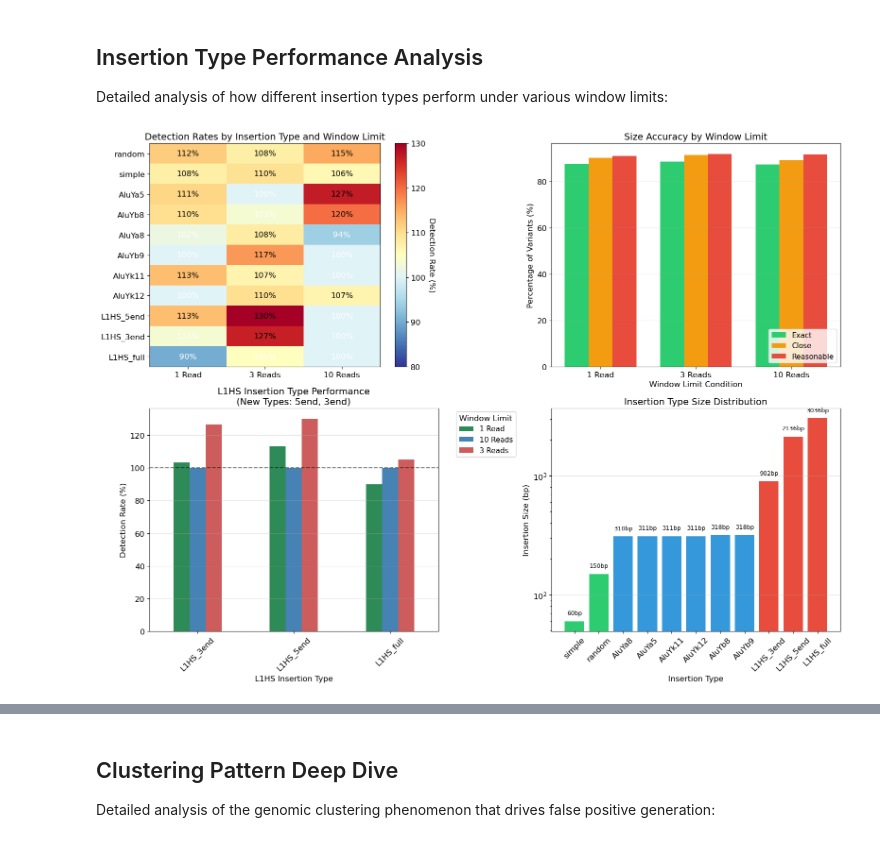
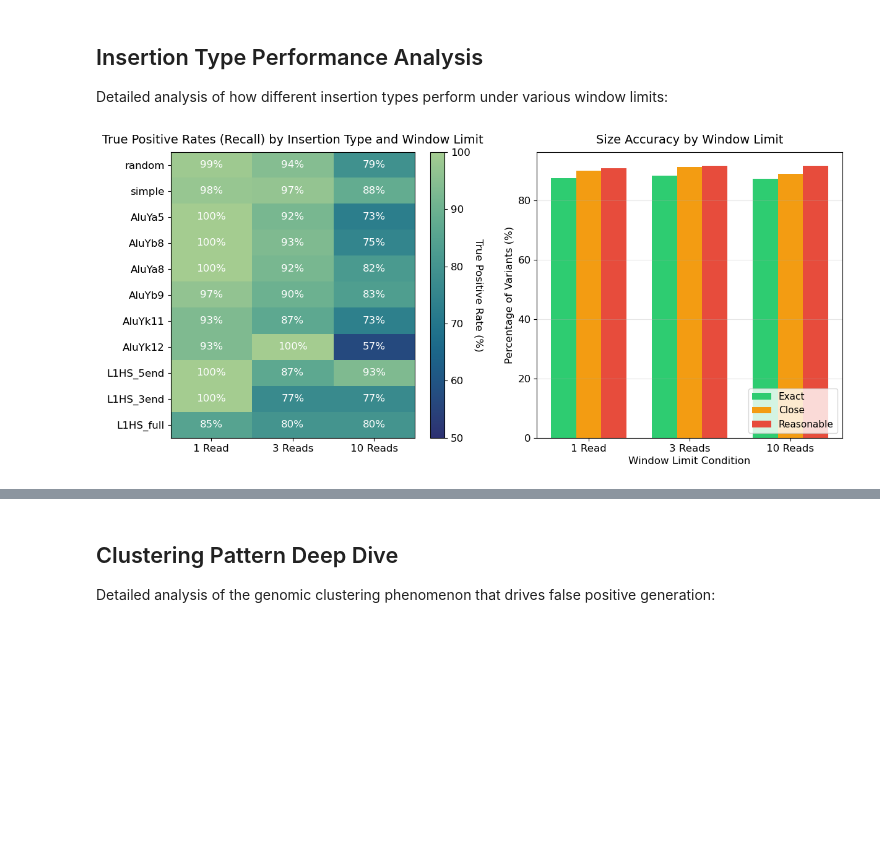
Before and after one commit to stacy-l/nova, a Jupyter notebook: notebooks/window_limit_experiment_analysis.ipynb, the cells around one changed output, grey strips where cells are left out. Saved outputs shown, nothing was run; the diff lists cells and outputs as text; code cells hidden in the pictures; blank space fills up the shorter version.

```diff
--- a/notebooks/window_limit_experiment_analysis.ipynb
+++ b/notebooks/window_limit_experiment_analysis.ipynb
@@ -358,18 +428,16 @@ read_comp_df = pd.DataFrame(read_composition)
 fig, ((ax1, ax2), (ax3, ax4)) = plt.subplots(2, 2, figsize=(16, 12))
 
 # Plot 1: Single nova call rates
-bars1 = ax1.bar(read_comp_df['Condition'], read_comp_df['Single Nova %'],
-                color=[COLORS['1_read'], COLORS['3_reads'], COLORS['10_reads']])
+sns.barplot(data=read_comp_df, x='Condition', y='Single Nova %', ax=ax1,
+            palette=[COLORS['1_read'], COLORS['3_reads'], COLORS['10_reads']])
 ax1.set_title('Single Nova-Only Call Rates')
 ax1.set_ylabel('Percentage of Single Nova Calls (%)')
 ax1.grid(axis='y', alpha=0.3)
-ax1.set_ylim(80, 95)
+ax1.set_ylim(0, 100)
 
-# Add value labels
-for bar in bars1:
-    height = bar.get_height()
-    ax1.text(bar.get_x() + bar.get_width()/2., height + 0.2,
-             f'{height:.1f}%', ha='center', va='bottom')
+# Add value labels to bars
+for i, v in enumerate(read_comp_df['Single Nova %']):
+    ax1.text(i, v, f'{v:.1f}%', ha='center', va='bottom', weight='bold')
 
 # Plot 2: Support read distributions (violin plot)
 support_data = []
@@ -393,7 +461,6 @@ sns.violinplot(data=support_df, x='Condition', y='Support Reads', ax=ax2,
 ax2.set_title('Support Read Distributions')
 ax2.set_ylabel('Number of Supporting Reads')
 ax2.grid(axis='y', alpha=0.3)
-ax2.set_yscale('log')
 
 # Plot 3: Nova fraction distributions
 nova_frac_data = []
@@ -463,10 +530,10 @@ for insertion_type in insertion_types:
     for condition in conditions:
         if condition in variant_data:
             vdata = variant_data[condition]
-            type_data = detection_df[(detection_df['Condition'] == condition.replace('_', ' ').title()) &
-                                   (detection_df['Insertion Type'] == insertion_type)]
+            type_data = tp_df[(tp_df['Condition'] == condition.replace('_', ' ').title()) &
+                                   (tp_df['Insertion Type'] == insertion_type)]
             if not type_data.empty:
-                row.append(type_data['Detection Rate'].iloc[0])
+                row.append(type_data['True Positive Rate'].iloc[0])
             else:
                 row.append(0)
         else:
@@ -476,11 +543,11 @@ for insertion_type in insertion_types:
 detection_matrix = np.array(detection_matrix)
 
 # Create comprehensive insertion type analysis
-fig, ((ax1, ax2), (ax3, ax4)) = plt.subplots(2, 2, figsize=(16, 12))
+fig, (ax1, ax2) = plt.subplots(1, 2, figsize=(14, 6))
 
-# Plot 1: Detection rate heatmap
-im = ax1.imshow(detection_matrix, cmap='RdYlBu_r', aspect='auto', vmin=80, vmax=130)
-ax1.set_title('Detection Rates by Insertion Type and Window Limit')
+# Plot 1: True positive rate heatmap
+im = ax1.imshow(detection_matrix, cmap='crest_r', aspect='auto', vmin=50, vmax=100)
+ax1.set_title('True Positive Rates (Recall) by Insertion Type and Window Limit', pad=10)
 ax1.set_xticks(range(len(conditions)))
 ax1.set_xticklabels([c.replace('_', ' ').title() for c in conditions])
 ax1.set_yticks(range(len(insertion_types)))
@@ -494,85 +561,41 @@ for i in range(len(insertion_types)):
 
 # Add colorbar
 cbar = plt.colorbar(im, ax=ax1)
-cbar.set_label('Detection Rate (%)', rotation=270, labelpad=15)
+cbar.set_label('True Positive Rate (%)', rotation=270, labelpad=15)
 
 # Plot 2: Size accuracy analysis
 size_accuracy = []
 for condition in conditions:
     if condition in variant_data:
         vdata = variant_data[condition]
         exact_matches = len(vdata[vdata['exact_size_match'] == True])
         close_matches = len(vdata[vdata['close_size_match'] == True])
         reasonable_matches = len(vdata[vdata['reasonable_size_match'] == True])
         total = len(vdata)
 
         size_accuracy.append({
             'Condition': condition.replace('_', ' ').title(),
             'Exact': (exact_matches / total) * 100,
             'Close': (close_matches / total) * 100,
             'Reasonable': (reasonable_matches / total) * 100
         })
 
 size_acc_df = pd.DataFrame(size_accuracy)
 x = np.arange(len(size_acc_df))
 width = 0.25
 
 bars1 = ax2.bar(x - width, size_acc_df['Exact'], width, label='Exact', color='#2ECC71')
 bars2 = ax2.bar(x, size_acc_df['Close'], width, label='Close', color='#F39C12')
 bars3 = ax2.bar(x + width, size_acc_df['Reasonable'], width, label='Reasonable', color='#E74C3C')
 
-ax2.set_title('Size Accuracy by Window Limit')
+ax2.set_title('Size Accuracy by Window Limit', pad = 10)
 ax2.set_ylabel('Percentage of Variants (%)')
 ax2.set_xlabel('Window Limit Condition')
 ax2.set_xticks(x)
 ax2.set_xticklabels(size_acc_df['Condition'])
 ax2.legend(loc='lower right')
 ax2.grid(axis='y', alpha=0.3)
-
-# Plot 3: L1HS type performance (highlighting new types)
-l1hs_types = ['L1HS_5end', 'L1HS_3end', 'L1HS_full']
-l1hs_data = detection_df[detection_df['Insertion Type'].isin(l1hs_types)]
-
-l1hs_pivot = l1hs_data.pivot(index='Insertion Type', columns='Condition', values='Detection Rate')
-l1hs_pivot.plot(kind='bar', ax=ax3, color=[COLORS['1_read'], COLORS['3_reads'], COLORS['10_reads']])
-ax3.set_title('L1HS Insertion Type Performance\n(New Types: 5end, 3end)')
-ax3.set_ylabel('Detection Rate (%)')
-ax3.set_xlabel('L1HS Insertion Type')
-ax3.axhline(y=100, color='black', linestyle='--', alpha=0.5)
-ax3.legend(title='Window Limit', bbox_to_anchor=(1.05, 1), loc='upper left')
-ax3.tick_params(axis='x', rotation=45)
-ax3.grid(axis='y', alpha=0.3)
-
-# Plot 4: Insertion type size distribution
-type_sizes = {
-    'random': 150,  # mean of 100-200
-    'simple': 60,
-    'AluYa5': 311, 'AluYb8': 318, 'AluYa8': 310, 'AluYb9': 318,
-    'AluYk11': 311, 'AluYk12': 311,
-    'L1HS_5end': 2136, 'L1HS_3end': 902, 'L1HS_full': 3036
-}
-
-types_sorted = sorted(type_sizes.items(), key=lambda x: x[1])
-type_names, sizes = zip(*types_sorted)
-
-bars = ax4.bar(range(len(type_names)), sizes,
-              color=['#E74C3C' if 'L1HS' in name else '#3498DB' if 'Alu' in name else '#2ECC71' for name in type_names])
-ax4.set_title('Insertion Type Size Distribution')
-ax4.set_ylabel('Insertion Size (bp)')
-ax4.set_xlabel('Insertion Type')
-ax4.set_xticks(range(len(type_names)))
-ax4.set_xticklabels(type_names, rotation=45)
-ax4.set_yscale('log')
-ax4.grid(axis='y', alpha=0.3)
-
-# Add size labels
-for i, (bar, size) in enumerate(zip(bars, sizes)):
-    ax4.text(bar.get_x() + bar.get_width()/2., size * 1.1,
-             f'{size}bp', ha='center', va='bottom', fontsize=9)
-
-plt.tight_layout()
-plt.show()
 # %% [output]
-[figure, old version]
+[figure, new version]
 # %% [markdown]
 Takeaways:
```
Also changed, not shown: parts of 15 cells of this notebook, 22 other files.
